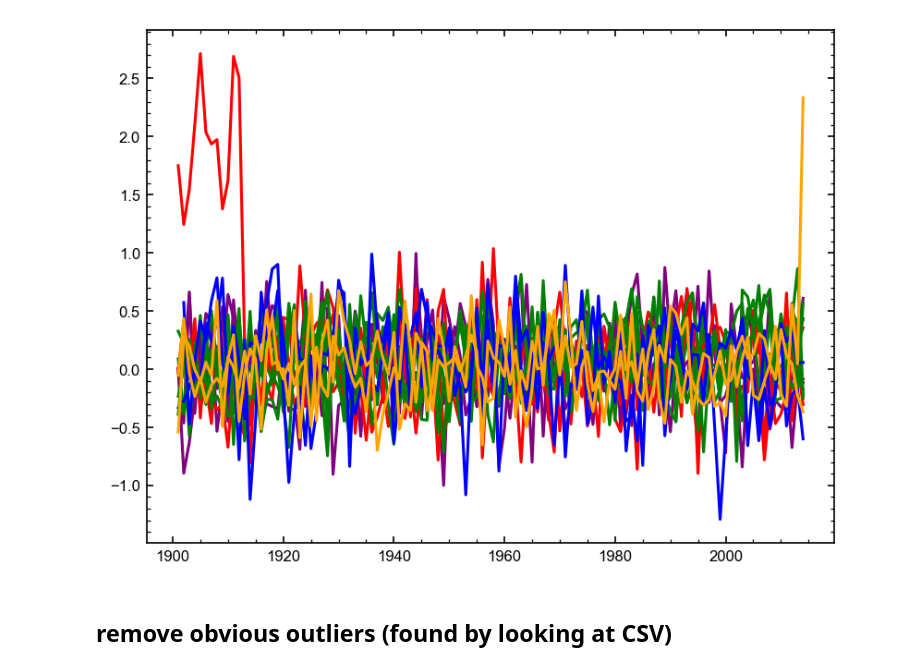
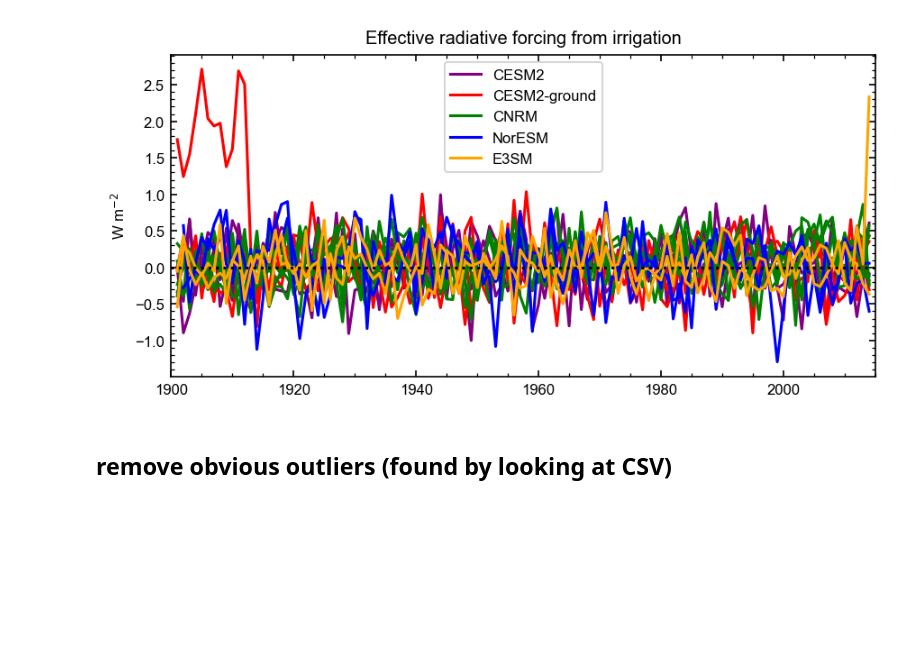
Before and after one commit to chrisroadmap/irrmip-analysis, a Jupyter notebook: notebooks/analysis.ipynb, the cells around one changed output. Saved outputs shown, nothing was run; the diff lists cells and outputs as text; code cells hidden in the pictures; blank space fills up the shorter version.

Commit message:
make plots pretty

```diff
--- a/notebooks/analysis.ipynb
+++ b/notebooks/analysis.ipynb
@@ -93,11 +94,19 @@ colors = {
     'E3SM': 'orange'
 }
 # %%
+pl.figure(figsize=(15/2.54,7.5/2.54))
 for model in runids:
     for runid in runids[model]:
-        pl.plot(erf[model][runid], color=colors[model])
+        pl.plot(erf[model][runid], color=colors[model], label=model if runid=='01' else '')
+pl.legend(loc='upper center')
+pl.axhline(0, ls=':', color='k')
+pl.xlim(1900, 2015)
+pl.ylabel('W m$^{-2}$')
+pl.title('Effective radiative forcing from irrigation')
+pl.tight_layout()
+pl.savefig('../plots/erf_irrigation_raw.png')
 # %% [output]
-[figure, old version]
+[figure, new version]
 # %% [markdown]
 ## remove obvious outliers (found by looking at CSV)
 # %%
```
Also changed, not shown: parts of 12 cells of this notebook, 8 other files.
